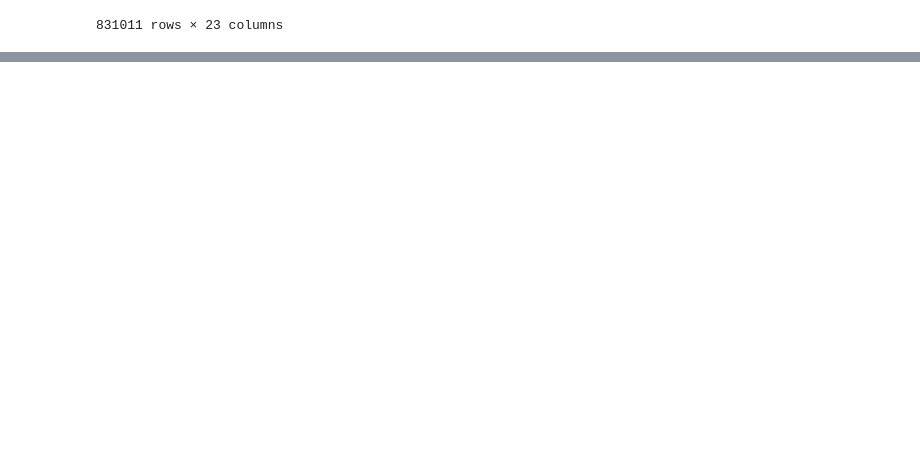
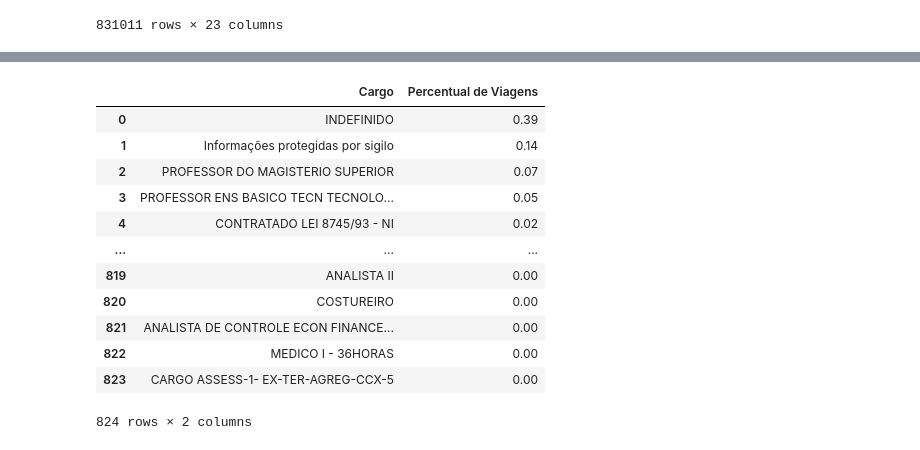
Before and after one commit to GuihJF/python_for_data_analysis, a Jupyter notebook: Data_Test_Python_for_Data.ipynb, the cells around one changed output, grey strips where cells are left out. Cells and saved outputs as stored; diff of their text form; code cells hidden in the pictures; blank space fills up the shorter version.

Commit message:
Calculate and display percentage of trips by job position

```diff
--- a/Data_Test_Python_for_Data.ipynb
+++ b/Data_Test_Python_for_Data.ipynb
@@ -398,0 +413,24 @@ display(resumo_por_cargo)
+# %%
+# Calculate the percentage distribution of trips by job position (Cargo)
+# Uses value_counts with normalize=True to get relative frequencies
+# Converts the result into a DataFrame for easier handling and display
+
+df_cargos = df_viagens['Cargo'].value_counts(normalize=True).reset_index()
+df_cargos.columns = ['Cargo', 'Percentual de Viagens']  # Rename columns for clarity
+
+# Display the percentage of total trips per job position
+df_cargos
+# %% [output]
+|  | Cargo | Percentual de Viagens |
+| 0 | INDEFINIDO | 0.39 |
+| 1 | Informações protegidas por sigilo | 0.14 |
+| 2 | PROFESSOR DO MAGISTERIO SUPERIOR | 0.07 |
+| 3 | PROFESSOR ENS BASICO TECN TECNOLO... | 0.05 |
+| 4 | CONTRATADO LEI 8745/93 - NI | 0.02 |
+| ... | ... | ... |
+| 819 | ANALISTA II | 0.00 |
+| 820 | COSTUREIRO | 0.00 |
+| 821 | ANALISTA DE CONTROLE ECON FINANCE... | 0.00 |
+| 822 | MEDICO I - 36HORAS | 0.00 |
+| 823 | CARGO ASSESS-1- EX-TER-AGREG-CCX-5 | 0.00 |
+824 rows × 2 columns
```
Also changed, not shown: parts of 1 cell of this notebook.
